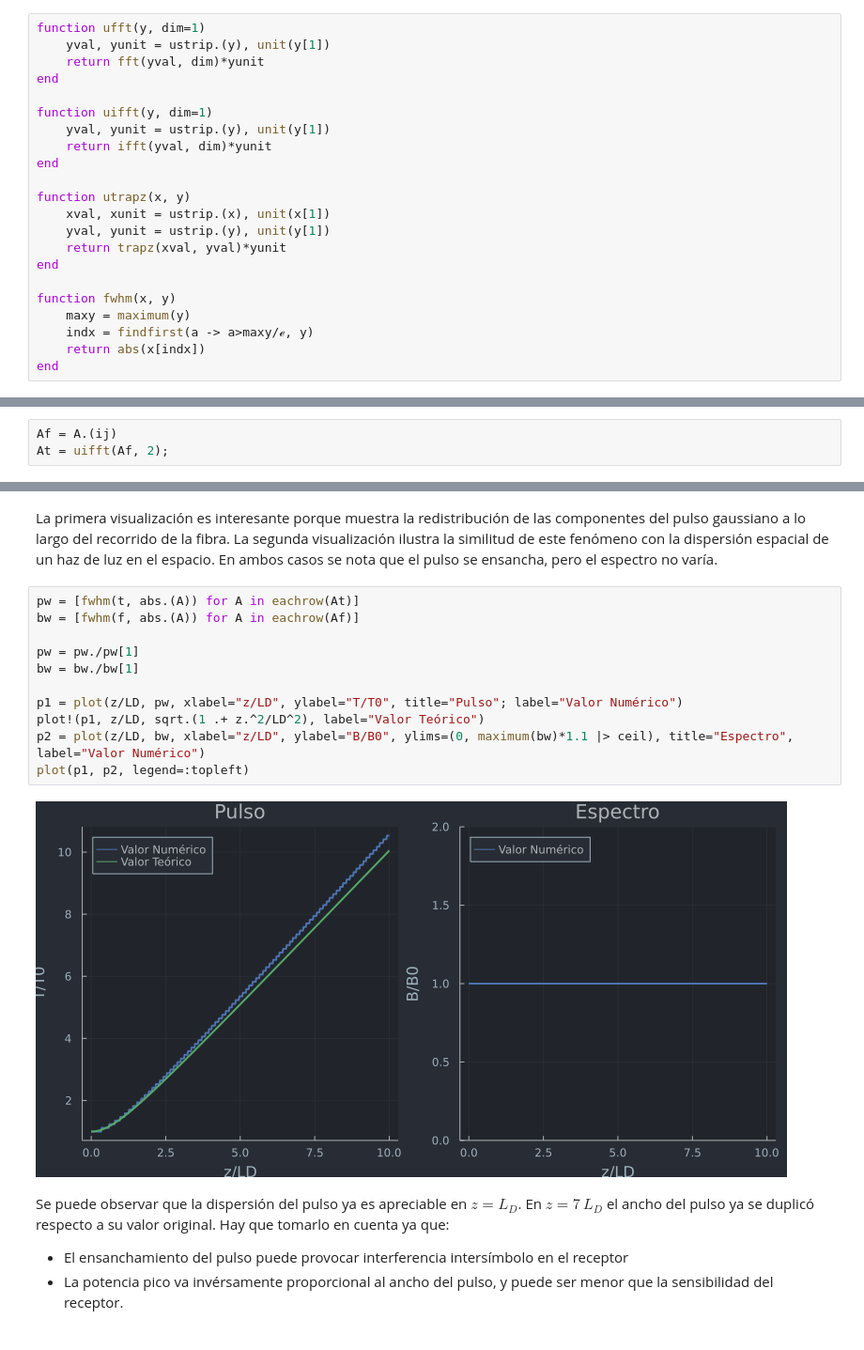
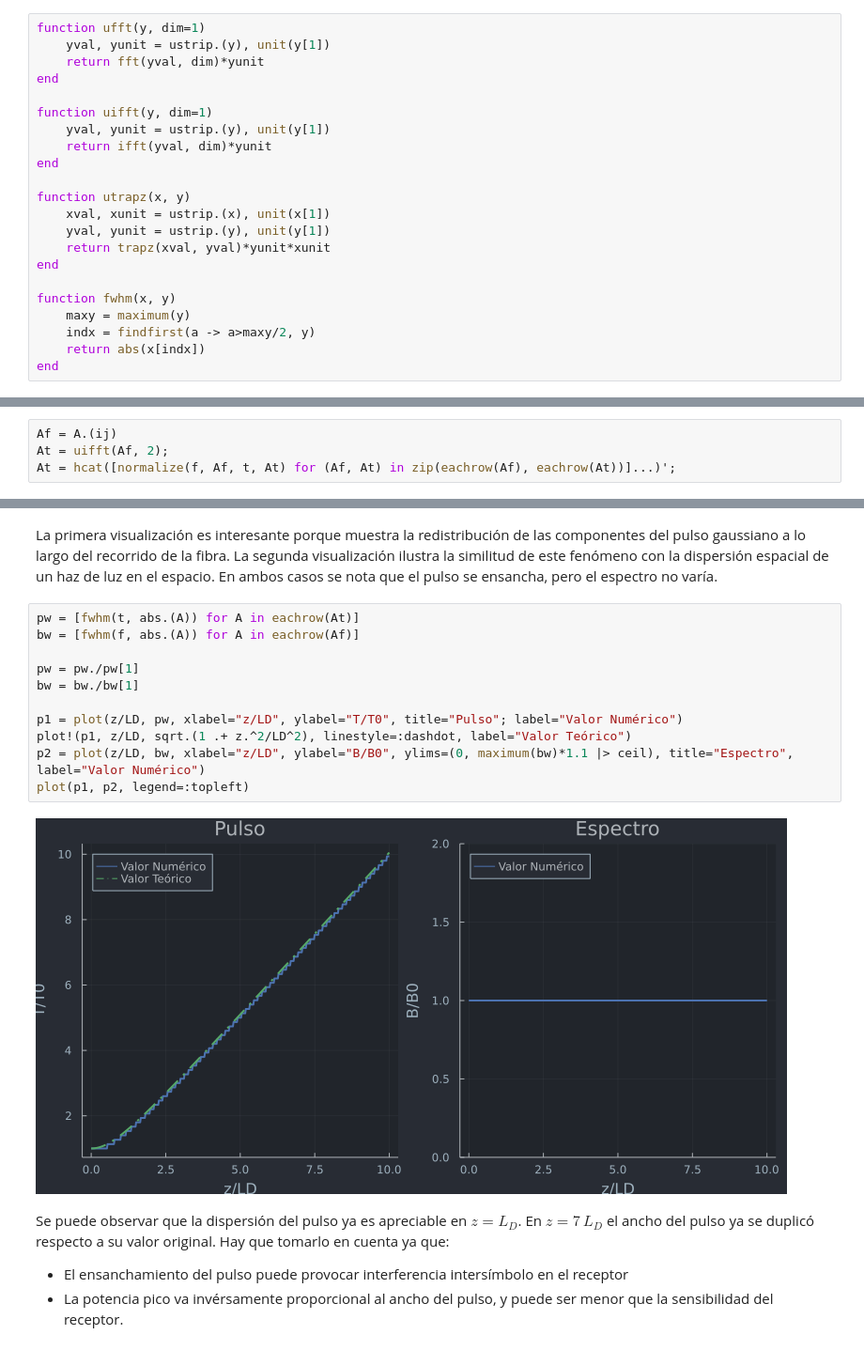
Before and after one commit to Matrsz/STC-IB, a Jupyter notebook: GVD.ipynb, the cells around one changed output, grey strips where cells are left out. Shown at 94% size. Drawn from its saved outputs; the diff is of its cells as text.

```diff
--- a/GVD.ipynb
+++ b/GVD.ipynb
@@ -25,12 +25,12 @@ end
 function utrapz(x, y)
     xval, xunit = ustrip.(x), unit(x[1])
     yval, yunit = ustrip.(y), unit(y[1])
-    return trapz(xval, yval)*yunit
+    return trapz(xval, yval)*yunit*xunit
 end
 
 function fwhm(x, y)
     maxy = maximum(y)
-    indx = findfirst(a -> a>maxy/ℯ, y)
+    indx = findfirst(a -> a>maxy/2, y)
     return abs(x[indx])
 end
 # %% [output]
@@ -101,6 +114,7 @@ Evaluamos $A_f[i,j]$ en los puntos $(i,\, j) \leftrightarrow(z,\, f)$. Antitrans
 # %%
 Af = A.(ij)
 At = uifft(Af, 2);
+At = hcat([normalize(f, Af, t, At) for (Af, At) in zip(eachrow(Af), eachrow(At))]...)';
 # %% [markdown]
 Hay varias formas de visualizar el resultado: Una forma es ver una animación de la evolución del pulso, donde el eje temporal de la animación representa la dimensión $z$ de la fibra.
 # %%
@@ -144,16 +158,16 @@ La primera visualización es interesante porque muestra la redistribución de la
 # %%
 pw = [fwhm(t, abs.(A)) for A in eachrow(At)]
 bw = [fwhm(f, abs.(A)) for A in eachrow(Af)]
 
 pw = pw./pw[1]
 bw = bw./bw[1]
 
 p1 = plot(z/LD, pw, xlabel="z/LD", ylabel="T/T0", title="Pulso"; label="Valor Numérico")
-plot!(p1, z/LD, sqrt.(1 .+ z.^2/LD^2), label="Valor Teórico")
+plot!(p1, z/LD, sqrt.(1 .+ z.^2/LD^2), linestyle=:dashdot, label="Valor Teórico")
 p2 = plot(z/LD, bw, xlabel="z/LD", ylabel="B/B0", ylims=(0, maximum(bw)*1.1 |> ceil), title="Espectro", label="Valor Numérico")
 plot(p1, p2, legend=:topleft)
 # %% [output]
-[figure, old version]
+[figure, new version]
 # %% [markdown]
 Se puede observar que la dispersión del pulso ya es apreciable en $z=L_D$. En $z=7\,L_D$ el ancho del pulso ya se duplicó respecto a su valor original. Hay que tomarlo en cuenta ya que:
 - El ensanchamiento del pulso puede provocar interferencia intersímbolo en el receptor
```
Also changed, not shown: parts of 19 cells of this notebook.
